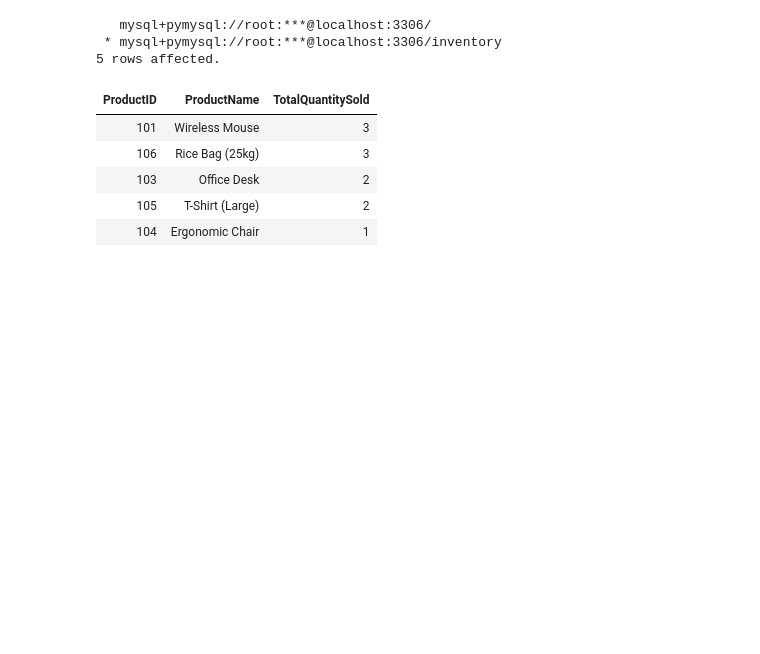
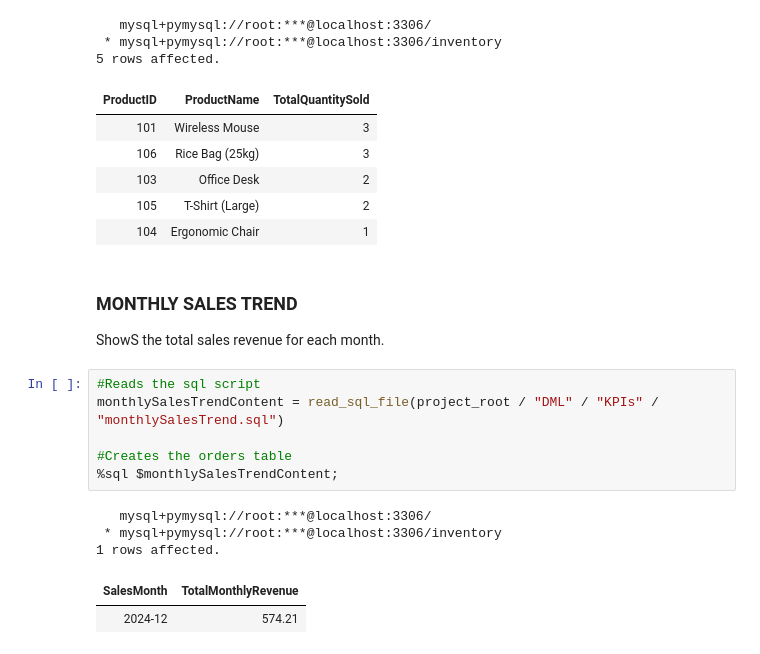
Before and after one commit to PercyAyimbilaNsolemna/Inventory_And_Order_Management_System, a Jupyter notebook: Notebooks/inventoryManagementSystem.ipynb, the cells around one changed output. Saved outputs shown, nothing was run; the diff lists cells and outputs as text; blank space fills up the shorter version.

Commit message:
Add a script to check monthly sales trend for business analysis.

```diff
--- a/Notebooks/inventoryManagementSystem.ipynb
+++ b/Notebooks/inventoryManagementSystem.ipynb
@@ -492,3 +492,19 @@ bestSellingProductsContent = read_sql_file(project_root / "DML" / "KPIs" / "best
 | 103 | Office Desk | 2 |
 | 105 | T-Shirt (Large) | 2 |
 | 104 | Ergonomic Chair | 1 |
+# %% [markdown]
+### **MONTHLY SALES TREND**
+
+ShowS the total sales revenue for each month.
+# %%
+#Reads the sql script
+monthlySalesTrendContent = read_sql_file(project_root / "DML" / "KPIs" / "monthlySalesTrend.sql")
+
+#Creates the orders table
+%sql $monthlySalesTrendContent;
+# %% [output]
+   mysql+pymysql://root:***@localhost:3306/
+ * mysql+pymysql://root:***@localhost:3306/inventory
+1 rows affected.
+| SalesMonth | TotalMonthlyRevenue |
+| 2024-12 | 574.21 |
```
Also changed, not shown: 1 other file.
